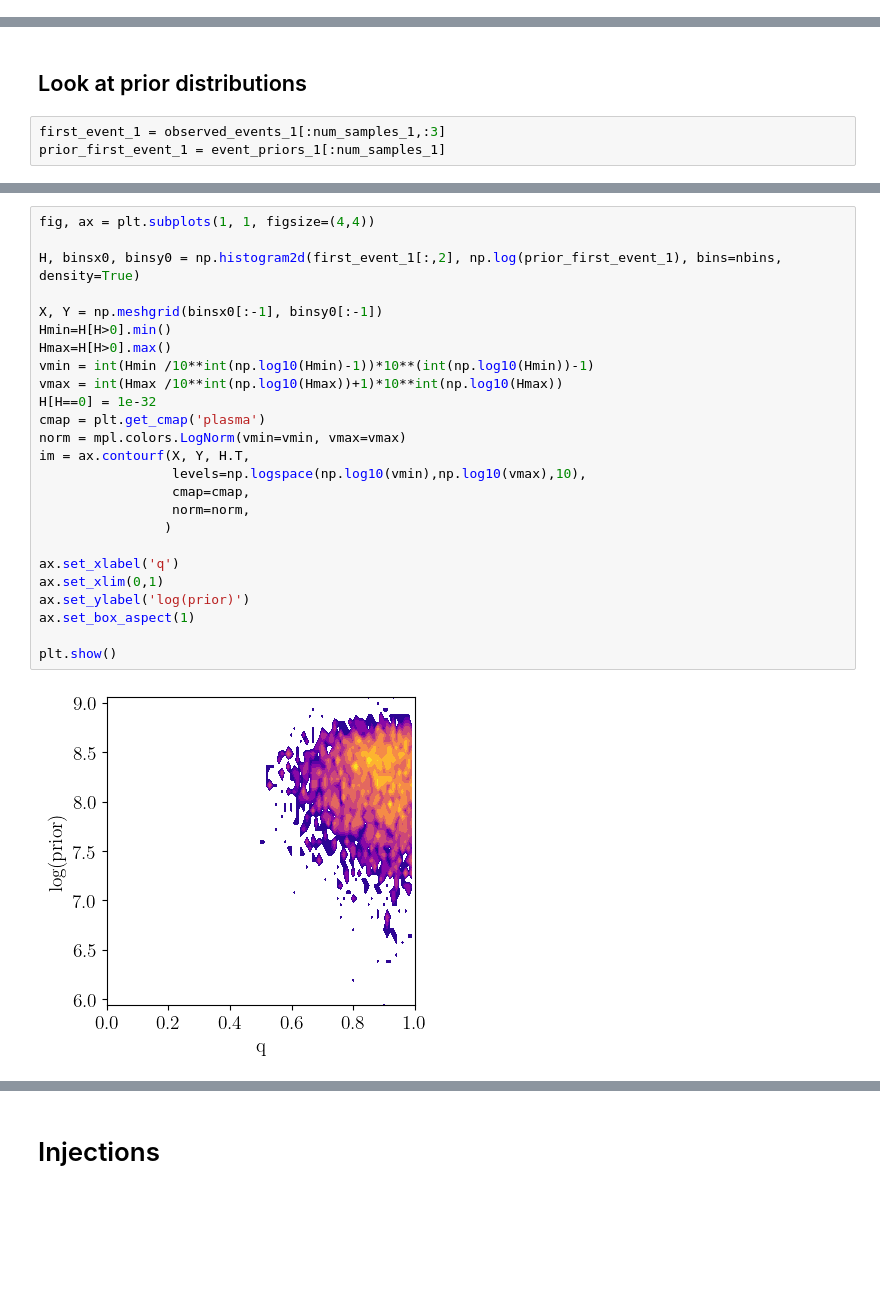
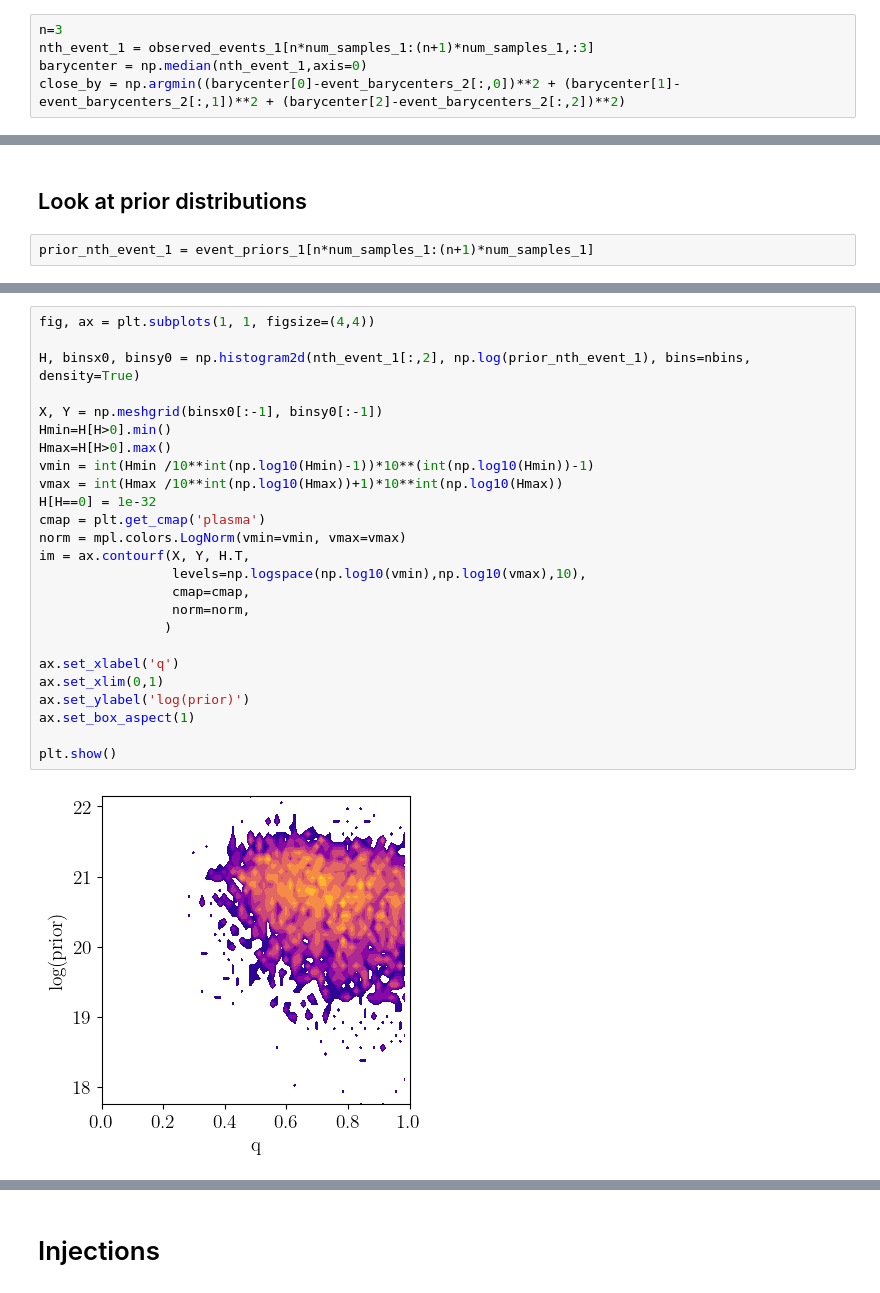
Before and after one commit to TristanBruel/Delaunay_for_GWs, a Jupyter notebook: gwtc4/mock_lvk_pop/compare_samples_gwax_mock.ipynb, the cells around one changed output, grey strips where cells are left out. Cells and saved outputs as stored; diff of their text form; blank space fills up the shorter version.

```diff
--- a/gwtc4/mock_lvk_pop/compare_samples_gwax_mock.ipynb
+++ b/gwtc4/mock_lvk_pop/compare_samples_gwax_mock.ipynb
@@ -162,2 +162,7 @@ Number of events from mock file with z~0.8: 14
 # %% [markdown]
 ## Look at posterior distributions
+# %%
+n=3
+nth_event_1 = observed_events_1[n*num_samples_1:(n+1)*num_samples_1,:3]
+barycenter = np.median(nth_event_1,axis=0)
+close_by = np.argmin((barycenter[0]-event_barycenters_2[:,0])**2 + (barycenter[1]-event_barycenters_2[:,1])**2 + (barycenter[2]-event_barycenters_2[:,2])**2)
@@ -187,6 +213,5 @@ for k,key in enumerate(parameter_keys_1[:3]):
 # %% [markdown]
 ## Look at prior distributions
 # %%
-first_event_1 = observed_events_1[:num_samples_1,:3]
-prior_first_event_1 = event_priors_1[:num_samples_1]
+prior_nth_event_1 = event_priors_1[n*num_samples_1:(n+1)*num_samples_1]
 # %%
@@ -259,30 +273,30 @@ plt.show()
 # %%
 fig, ax = plt.subplots(1, 1, figsize=(4,4))
 
-H, binsx0, binsy0 = np.histogram2d(first_event_1[:,2], np.log(prior_first_event_1), bins=nbins, density=True)
+H, binsx0, binsy0 = np.histogram2d(nth_event_1[:,2], np.log(prior_nth_event_1), bins=nbins, density=True)
 
 X, Y = np.meshgrid(binsx0[:-1], binsy0[:-1])
 Hmin=H[H>0].min()
 Hmax=H[H>0].max()
 vmin = int(Hmin /10**int(np.log10(Hmin)-1))*10**(int(np.log10(Hmin))-1)
 vmax = int(Hmax /10**int(np.log10(Hmax))+1)*10**int(np.log10(Hmax))
 H[H==0] = 1e-32
 cmap = plt.get_cmap('plasma')
 norm = mpl.colors.LogNorm(vmin=vmin, vmax=vmax)
 im = ax.contourf(X, Y, H.T,
                  levels=np.logspace(np.log10(vmin),np.log10(vmax),10),
                  cmap=cmap,
                  norm=norm,
                 )
 
 ax.set_xlabel('q')
 ax.set_xlim(0,1)
 ax.set_ylabel('log(prior)')
 ax.set_box_aspect(1)
 
 plt.show()
 # %% [output]
-[figure, old version]
+[figure, new version]
 # %%
 fig, ax = plt.subplots(1, 1, figsize=(4,4))
 
```
Also changed, not shown: parts of 26 cells of this notebook.
